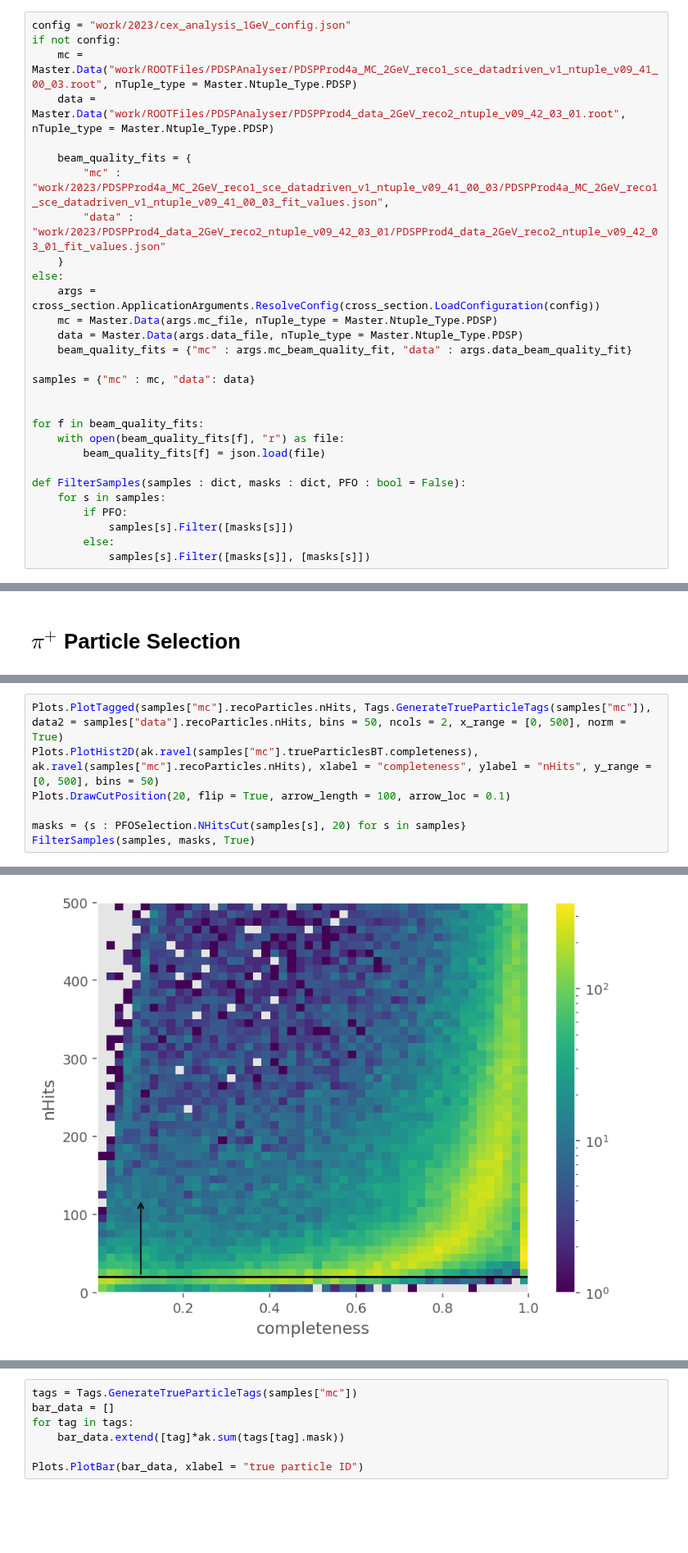
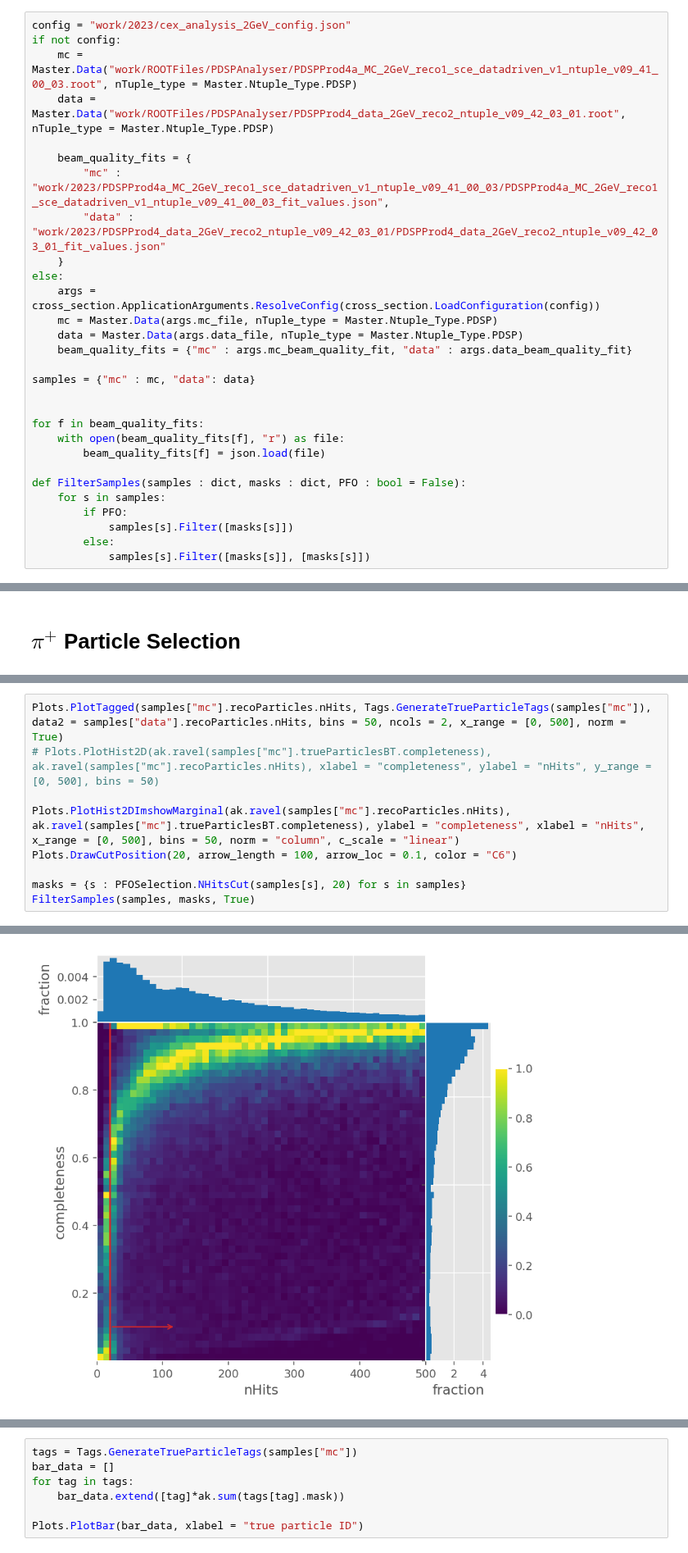
Before and after one commit to dlindebaum/pion-argon-xs-analysis, a Jupyter notebook: analysis/sandbox/selection_plots.ipynb, the cells around one changed output, grey strips where cells are left out. Shown at 82% size. Saved outputs shown, nothing was run; the diff lists cells and outputs as text; blank space fills up the shorter version.

Commit message:
update selection code for new ntuples and plots

```diff
--- a/analysis/sandbox/selection_plots.ipynb
+++ b/analysis/sandbox/selection_plots.ipynb
@@ -17,7 +17,7 @@ from scipy.optimize import curve_fit
 
 shower_merging.SetPlotStyle(extend_colors = True, dpi = 140)
 # %%
-config = "work/2023/cex_analysis_1GeV_config.json"
+config = "work/2023/cex_analysis_2GeV_config.json"
 if not config:
     mc = Master.Data("work/ROOTFiles/PDSPAnalyser/PDSPProd4a_MC_2GeV_reco1_sce_datadriven_v1_ntuple_v09_41_00_03.root", nTuple_type = Master.Ntuple_Type.PDSP)
     data = Master.Data("work/ROOTFiles/PDSPAnalyser/PDSPProd4_data_2GeV_reco2_ntuple_v09_42_03_01.root", nTuple_type = Master.Ntuple_Type.PDSP)
@@ -466,7 +469,9 @@ number of entries before|after TrackScoreCut: 408436|241511
 # %%
 Plots.PlotTagged(samples["mc"].recoParticles.nHits, Tags.GenerateTrueParticleTags(samples["mc"]), data2 = samples["data"].recoParticles.nHits, bins = 50, ncols = 2, x_range = [0, 500], norm = True)
-Plots.PlotHist2D(ak.ravel(samples["mc"].trueParticlesBT.completeness), ak.ravel(samples["mc"].recoParticles.nHits), xlabel = "completeness", ylabel = "nHits", y_range = [0, 500], bins = 50)
-Plots.DrawCutPosition(20, flip = True, arrow_length = 100, arrow_loc = 0.1)
+# Plots.PlotHist2D(ak.ravel(samples["mc"].trueParticlesBT.completeness), ak.ravel(samples["mc"].recoParticles.nHits), xlabel = "completeness", ylabel = "nHits", y_range = [0, 500], bins = 50)
+
+Plots.PlotHist2DImshowMarginal(ak.ravel(samples["mc"].recoParticles.nHits), ak.ravel(samples["mc"].trueParticlesBT.completeness), ylabel = "completeness", xlabel = "nHits", x_range = [0, 500], bins = 50, norm = "column", c_scale = "linear")
+Plots.DrawCutPosition(20, arrow_length = 100, arrow_loc = 0.1, color = "C6")
 
 masks = {s : PFOSelection.NHitsCut(samples[s], 20) for s in samples}
 FilterSamples(samples, masks, True)
@@ -477,4 +482,4 @@ number of entries before|after NHitsCut: 241511|227140
-[figure, old version]
+[figure, new version]
 # %%
 median_dEdX = {s : PFOSelection.Median(samples[s].recoParticles.track_dEdX) for s in samples}
 Plots.PlotTagged(median_dEdX["mc"], Tags.GenerateTrueParticleTags(samples["mc"]), data2 = median_dEdX["data"], ncols = 2, x_range = [0, 5], x_label = "median $dEdX$", bins = 50, norm = True)
```
Also changed, not shown: parts of 18 cells of this notebook, 4 other files.
